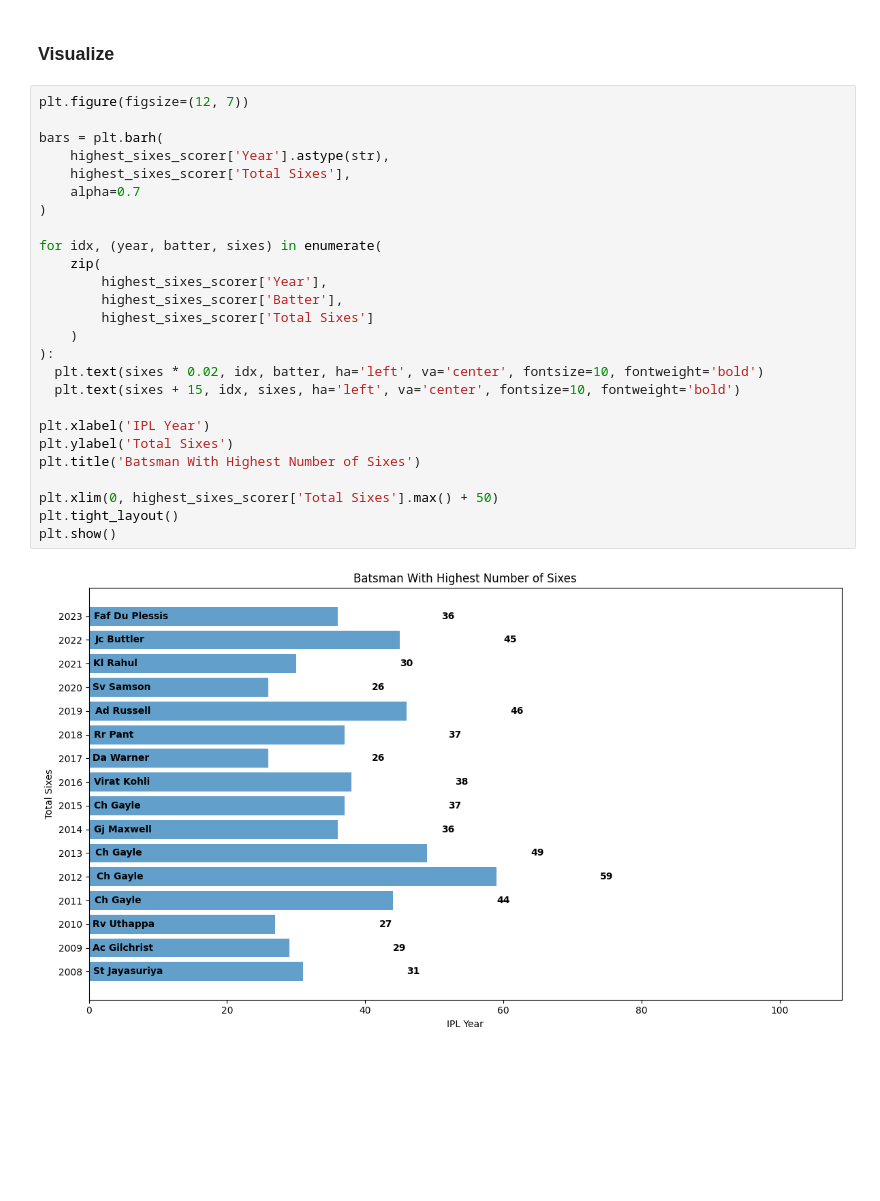
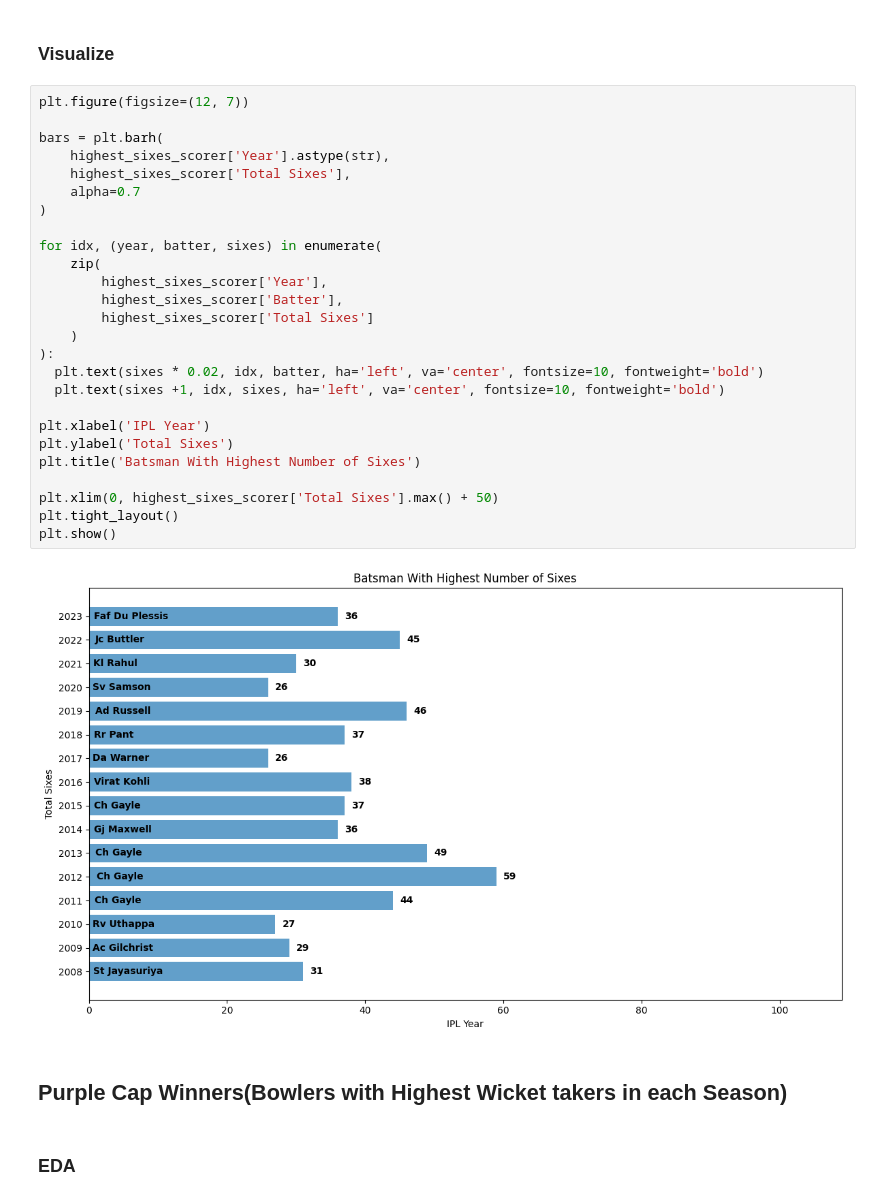
Before and after one commit to Sujil75/Data-Analytics-Practices, a Jupyter notebook: IPL_Data_EDA.ipynb, the cells around one changed output. Saved outputs shown, nothing was run; the diff lists cells and outputs as text; blank space fills up the shorter version.

```diff
--- a/IPL_Data_EDA.ipynb
+++ b/IPL_Data_EDA.ipynb
@@ -559,28 +559,32 @@ highest_sixes_scorer
 # %%
 plt.figure(figsize=(12, 7))
 
 bars = plt.barh(
     highest_sixes_scorer['Year'].astype(str),
     highest_sixes_scorer['Total Sixes'],
     alpha=0.7
 )
 
 for idx, (year, batter, sixes) in enumerate(
     zip(
         highest_sixes_scorer['Year'],
         highest_sixes_scorer['Batter'],
         highest_sixes_scorer['Total Sixes']
     )
 ):
   plt.text(sixes * 0.02, idx, batter, ha='left', va='center', fontsize=10, fontweight='bold')
-  plt.text(sixes + 15, idx, sixes, ha='left', va='center', fontsize=10, fontweight='bold')
+  plt.text(sixes +1, idx, sixes, ha='left', va='center', fontsize=10, fontweight='bold')
 
 plt.xlabel('IPL Year')
 plt.ylabel('Total Sixes')
 plt.title('Batsman With Highest Number of Sixes')
 
 plt.xlim(0, highest_sixes_scorer['Total Sixes'].max() + 50)
 plt.tight_layout()
 plt.show()
 # %% [output]
-[figure, old version]
+[figure, new version]
+# %% [markdown]
+## Purple Cap Winners(Bowlers with Highest Wicket takers in each Season)
+# %% [markdown]
+### EDA
```
Also changed, not shown: parts of 3 cells of this notebook.
